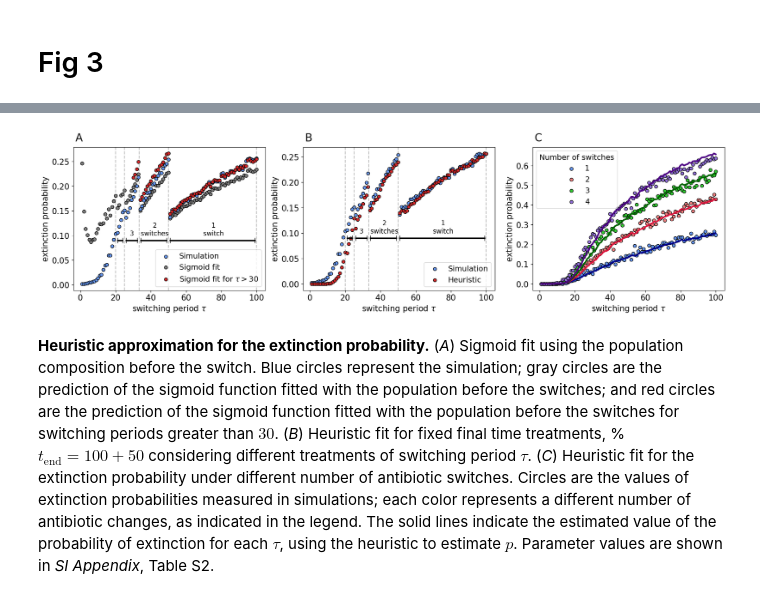
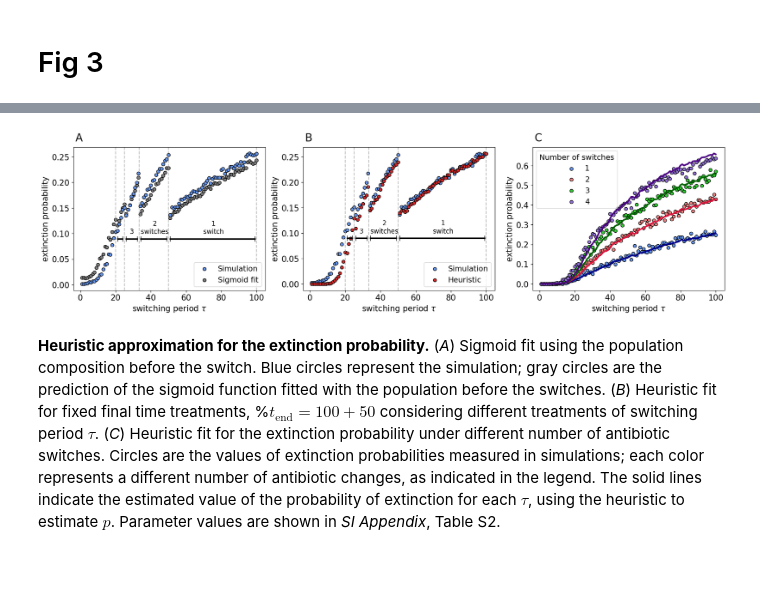
Before and after one commit to jmolina07developer/Optimization-of-sequential-therapies-, a Jupyter notebook: Fig 3 and Fig S5.ipynb, the cells around one changed output, grey strips where cells are left out. Saved outputs shown, nothing was run; the diff lists cells and outputs as text; code cells hidden in the pictures; blank space fills up the shorter version.

```diff
--- a/Fig 3 and Fig S5.ipynb
+++ b/Fig 3 and Fig S5.ipynb
@@ -155,12 +141,6 @@ df1 = pd.read_csv('Heuristic/prediccion_sigmoideX.csv') #fit using all the traye
 
 dfext1 = df1.groupby(['SeasonLength','Round']).mean(numeric_only=True).reset_index()
 dfext1 = dfext1.groupby(['SeasonLength']).sum(numeric_only=True).reset_index()
-
-
-df2 = pd.read_csv('Heuristic/prediccion_sigmoideX30.csv') #fit using trajectories with tau > 30
-dfext2 = df2.groupby(['SeasonLength','Round']).mean(numeric_only=True).reset_index()
-dfext2 = dfext2.groupby(['SeasonLength']).sum(numeric_only=True).reset_index()
-
 
 dfaux = pd.read_csv('Extinction curve/ext_rate_n10000.csv')
 dfaux['Dead'] = dfaux['FinalTime'] < 150
@@ -173,7 +153,7 @@ dfextaux = dfextaux[dfextaux['Dead']==False]
 plt.scatter(dfextaux['SeasonLength'], dfextaux['ExtRate'],zorder=10, color='cornflowerblue', label='Simulation',ec='black')
 
 plt.scatter(dfext1['SeasonLength'], dfext1['P_model4'],label='Sigmoid fit',ec='black',color='gray')
-plt.scatter(dfext2['SeasonLength'], dfext2['P_model4'],label='Sigmoid fit for '+r'$ \tau  > 30$',ec='black',color='tab:red',zorder=30)
+#plt.scatter(dfext2['SeasonLength'], dfext2['P_model4'],label='Sigmoid fit for '+r'$ \tau  > 30$',ec='black',color='tab:red',zorder=30)
 
 for i in range(1,6):
     plt.axvline(x=100/i,linestyle='--',color='gray',alpha=0.5)
@@ -310,37 +290,37 @@ plt.plot([51,99],[0.09,0.09],marker='|',color='black',linewidth=2.5,ms=10)
 plt.text(83.3/2,0.1,'  2 \n switches',fontsize=12,ha='center')#,bbox=dict(facecolor='white', edgecolor='black'))
 plt.plot([34.3,49],[0.09,0.09],marker='|',color='black',linewidth=2.5,ms=10)
 
 plt.text((100/4 + 100/3)/2,0.1,'3',fontsize=12,ha='center')
 plt.plot([100/4+1,100/3-1],[0.09,0.09],marker='|',color='black',linewidth=2.5,ms=10)
 #plt.text((100/4 + 100/5)/2,0.1,'4',fontsize=12,ha='center')
 plt.plot([100/5+1,100/4-1],[0.09,0.09],marker='|',color='black',linewidth=2.5,ms=10)
 
 
 plt.legend(fontsize=14,title_fontsize=14)
 plt.xticks(fontsize=15)
 plt.yticks(fontsize=15)
 plt.xlabel('switching period '+r'$\tau$',fontsize=15)
 plt.ylabel('extinction probability',fontsize=15)
 
 
 axes = axes.flatten()
 letters = ['A','B','C','D','E','F']
 
 for i, ax in enumerate(axes):
     ax.text(
         0.01, 1.1, letters[i],
         transform=ax.transAxes,
         fontsize=20, va='top'
     )
 
 plt.tight_layout()
 plt.savefig('Fig3.png',dpi=300)
 plt.show()
 # %% [output]
-[figure, old version]
+[figure, new version]
 # %% [markdown]
 **Heuristic approximation for the extinction probability.**
-(*A*) Sigmoid fit using the population composition before the switch. Blue circles represent the simulation; gray circles are the prediction of the sigmoid function fitted with the population before the switches; and red circles are the prediction of the sigmoid function fitted with the population before the switches for switching periods greater than $30$.
+(*A*) Sigmoid fit using the population composition before the switch. Blue circles represent the simulation; gray circles are the prediction of the sigmoid function fitted with the population before the switches.
 (*B*) Heuristic fit for fixed final time treatments, %$t_{\mathrm{end}}=100 + 50$
 considering different treatments of switching period $\tau$.
 (*C*) Heuristic fit for the extinction probability under different number of antibiotic switches. Circles are the values of extinction probabilities measured in simulations; each color represents a different number of antibiotic changes, as indicated in the legend. The solid lines indicate the estimated value of the probability of extinction for each $\tau$, using the heuristic to estimate $p$. Parameter values are shown in *SI Appendix*, Table S2.
```
Also changed, not shown: parts of 3 cells of this notebook.
